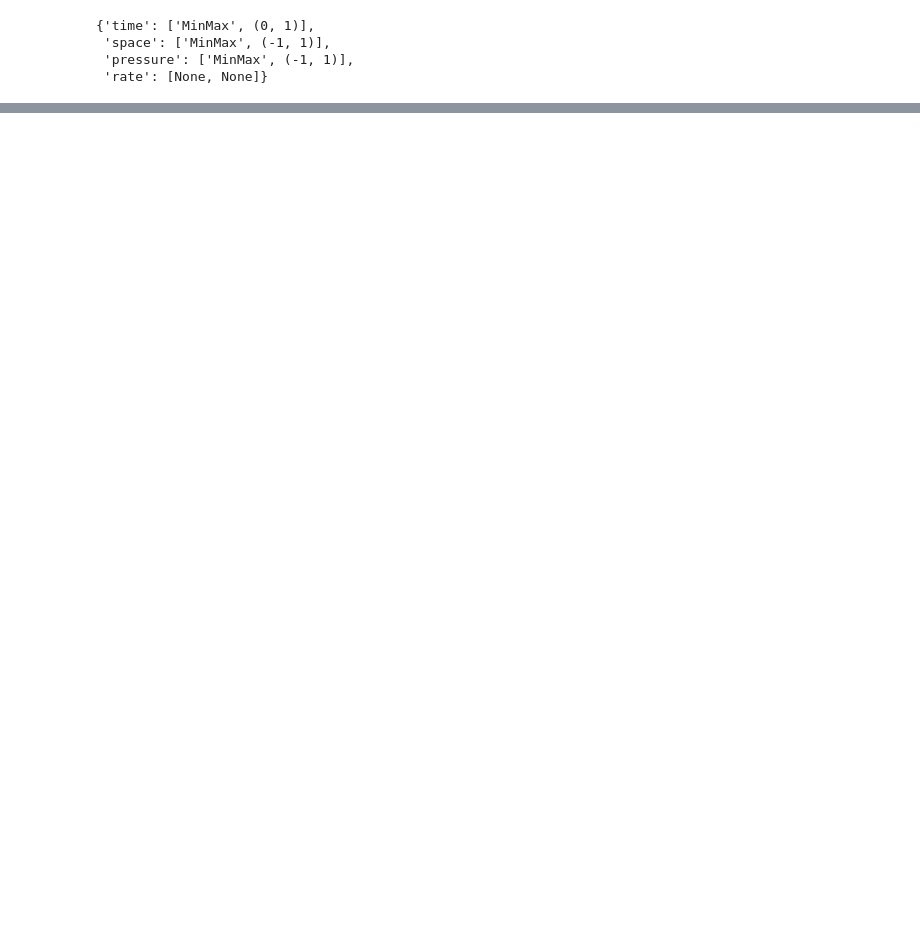
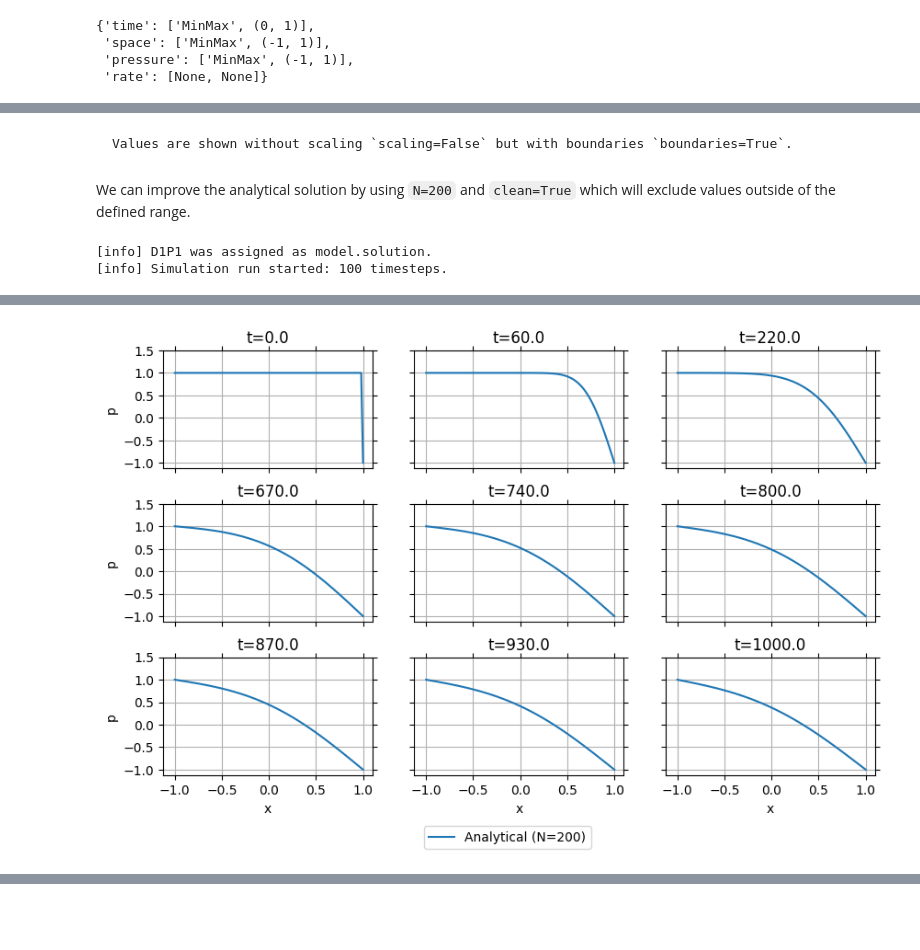
Before and after one commit to hiesabx/reservoirflow, a Jupyter notebook: docs/source/user_guide/tutorials/tutorial_different_solutions_1D1P.ipynb, the cells around one changed output, grey strips where cells are left out. Drawn from its saved outputs; the diff is of its cells as text; code cells hidden in the pictures; blank space fills up the shorter version.

Commit message:
Update analytical solution and docs

````diff
--- a/docs/source/user_guide/tutorials/tutorial_different_solutions_1D1P.ipynb
+++ b/docs/source/user_guide/tutorials/tutorial_different_solutions_1D1P.ipynb
@@ -345,0 +153,7 @@ model.plot_solutions(
+# %%
+model.compile(
+    stype="numerical", # solution typle
+    method="FDM", # solution method
+    sparse=True, # sparse matrix
+    name=f"Numerical (Nx=101)", # name of the solution
+)
@@ -345,0 +224,19 @@ model.plot_solutions(
+# %% [markdown]
+```{note}
+Values are shown without scaling `scaling=False` but with boundaries `boundaries=True`.
+```
+# %% [markdown]
+We can improve the analytical solution by using `N=200` and `clean=True` which will exclude values outside of the defined range.
+# %%
+N = 200  # Number of terms in the analytical solution
+model.compile(
+    stype="analytical",
+    method="1D1P",
+    sparse=True,
+    name=f"Analytical (N={N})",
+)
+model.run(**common_run_config | {"N": N, "clean": True})
+model.plot(scale=True, boundary=True)
+# %% [output]
+[info] D1P1 was assigned as model.solution.
+[info] Simulation run started: 100 timesteps.
@@ -345,0 +245 @@ model.plot_solutions(
+[figure, added]
````
Also changed, not shown: parts of 51 cells of this notebook, 3 other files.
